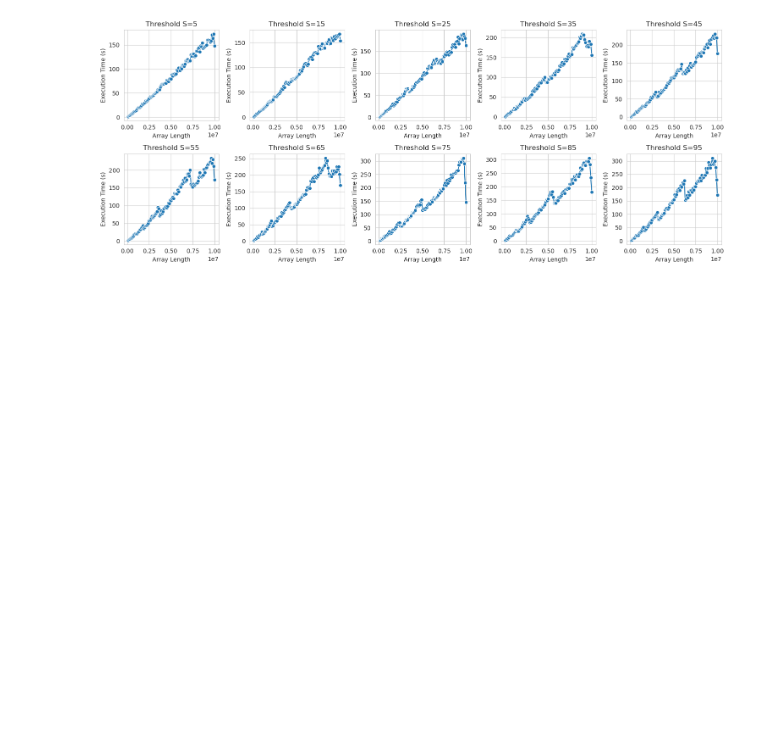
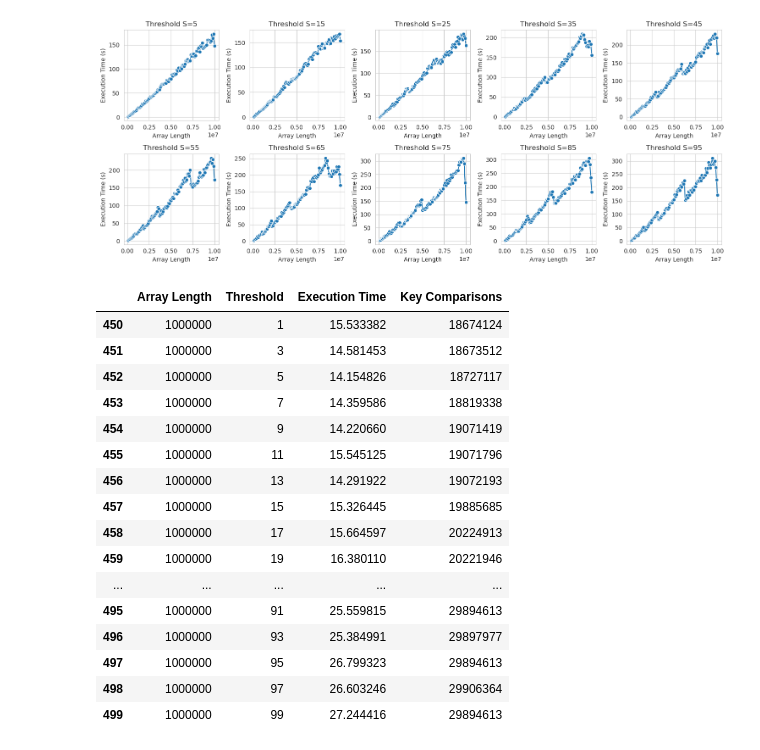
Before and after one commit to rachtrx/sc2001-sddb-group-6, a Jupyter notebook: project_1/analysis.ipynb, the cells around one changed output. Cells and saved outputs as stored; diff of their text form; code cells hidden in the pictures; blank space fills up the shorter version.

```diff
--- a/project_1/analysis.ipynb
+++ b/project_1/analysis.ipynb
@@ -123,0 +120,21 @@ plt.show()
+# %%
+optimal_by_key_comps = df_results.loc[df_results["Array Length"] == 1000000]
+optimal_by_key_comps
+# %% [output]
+|  | Array Length | Threshold | Execution Time | Key Comparisons |
+| 450 | 1000000 | 1 | 15.533382 | 18674124 |
+| 451 | 1000000 | 3 | 14.581453 | 18673512 |
+| 452 | 1000000 | 5 | 14.154826 | 18727117 |
+| 453 | 1000000 | 7 | 14.359586 | 18819338 |
+| 454 | 1000000 | 9 | 14.220660 | 19071419 |
+| 455 | 1000000 | 11 | 15.545125 | 19071796 |
+| 456 | 1000000 | 13 | 14.291922 | 19072193 |
+| 457 | 1000000 | 15 | 15.326445 | 19885685 |
+| 458 | 1000000 | 17 | 15.664597 | 20224913 |
+| 459 | 1000000 | 19 | 16.380110 | 20221946 |
+| ... | ... | ... | ... | ... |
+| 495 | 1000000 | 91 | 25.559815 | 29894613 |
+| 496 | 1000000 | 93 | 25.384991 | 29897977 |
+| 497 | 1000000 | 95 | 26.799323 | 29894613 |
+| 498 | 1000000 | 97 | 26.603246 | 29906364 |
+| 499 | 1000000 | 99 | 27.244416 | 29894613 |
```
Also changed, not shown: parts of 4 cells of this notebook, 1 other file.
